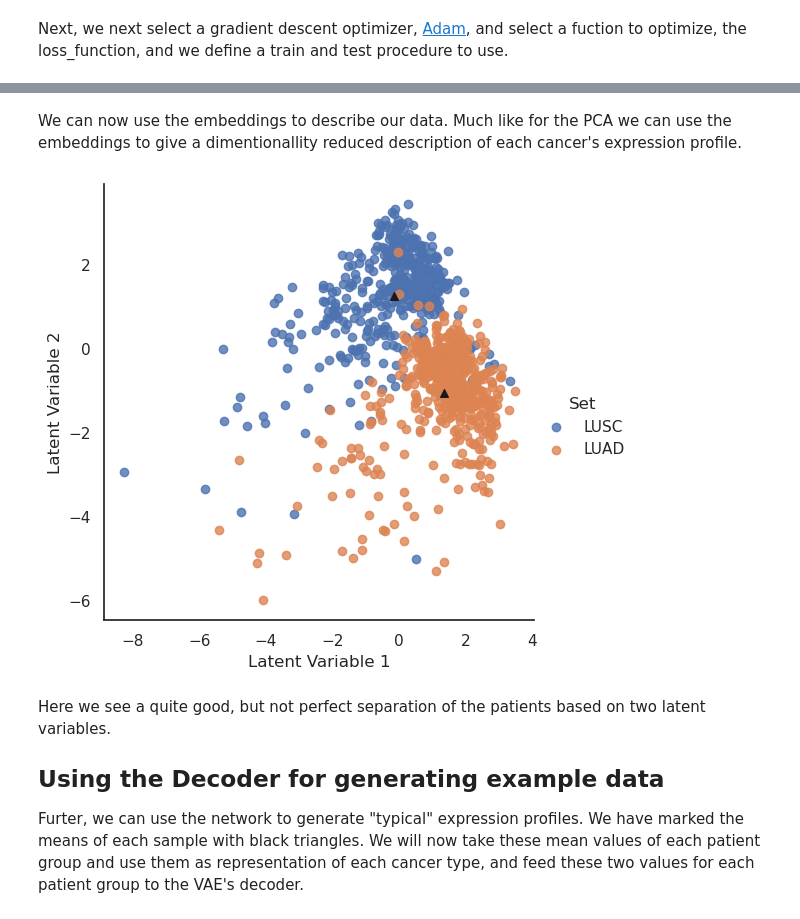
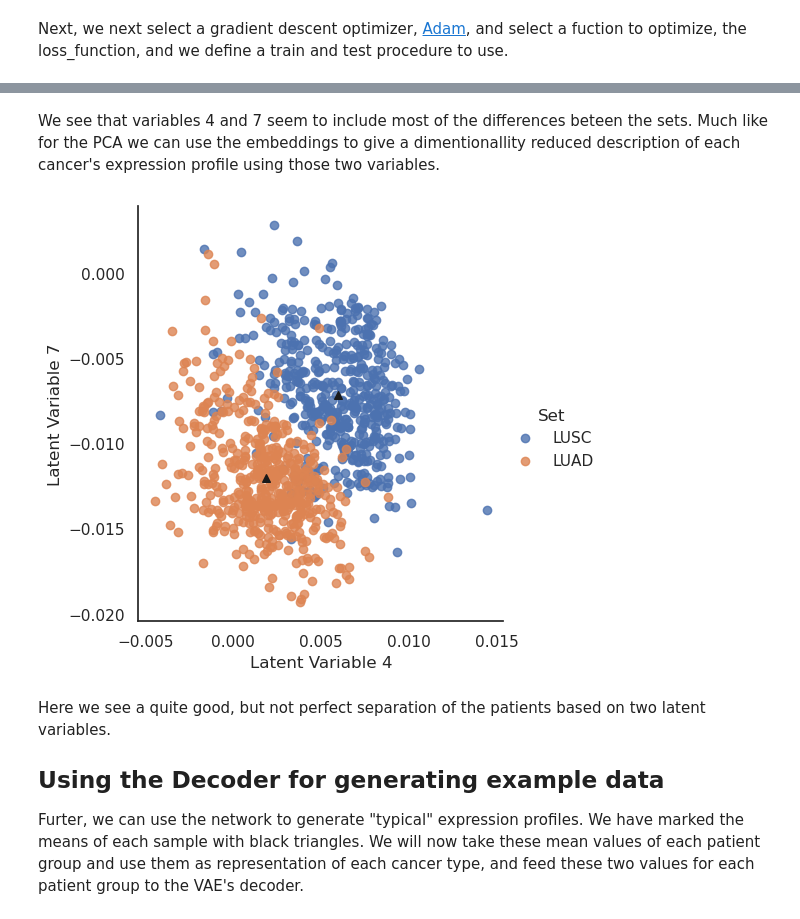
Before and after one commit to statisticalbiotechnology/dsbook, a Jupyter notebook: dsbook/unsupervised/VAEofCarcinomas.ipynb, the cells around one changed output, grey strips where cells are left out. Drawn from its saved outputs; the diff is of its cells as text; code cells hidden in the pictures.

Commit message:
changing the VAE analysis to include 12 latent variables

```diff
--- a/dsbook/unsupervised/VAEofCarcinomas.ipynb
+++ b/dsbook/unsupervised/VAEofCarcinomas.ipynb
@@ -29,9 +30,11 @@ We now merge the datasets, and see too that we only include transcripts that are
 # %%
 from sklearn.preprocessing import MinMaxScaler
 scaler = MinMaxScaler()
-combined = pd.concat([lusc, luad], axis=1, sort=False)
+combined = pd.concat([lusc[lusc.index.notna()] , luad[luad.index.notna()]], axis=1, sort=False)
+# Drop rows with any missing values
 combined.dropna(axis=0, how='any', inplace=True)
 combined = combined.loc[~(combined<=0.0).any(axis=1)]
+combined.index = combined.index.astype(str)
 X=scaler.fit_transform(np.log2(combined).T).T
 combined = pd.DataFrame(data=X,index=combined.index,columns=combined.columns)
 # %% [markdown]
@@ -107,17 +72,17 @@ We reparametrize those 2 variables, and then expand them to 64 (fc3) and 13046 (
 ![](img/nn.svg)
 # %%
 class VAE(nn.Module):
-    def __init__(self):
+    def __init__(self, input_dim, hidden_dim, latent_dim):
         super(VAE, self).__init__()
 
-        self.fc1 = nn.Linear(x_dim, hidden_dim)       # Input layer of encoder
-        self.fc21 = nn.Linear(hidden_dim, latent_dim) # Output layer (mean)
-        self.fc22 = nn.Linear(hidden_dim, latent_dim) # Output layer (stdv)
+        self.fc1 = nn.Linear(input_dim, hidden_dim)       # Input layer of encoder
+        self.fc21 = nn.Linear(hidden_dim, latent_dim) # Output layer encoder (mean)
+        self.fc22 = nn.Linear(hidden_dim, latent_dim) # Output layer encoder (stdv)
         self.fc3 = nn.Linear(latent_dim, hidden_dim)  # Input layer of decoder
-        self.fc4 = nn.Linear(hidden_dim, x_dim)       # Output layer of decoder
+        self.fc4 = nn.Linear(hidden_dim, input_dim)       # Output layer of decoder
 
     def encode(self, x):
-        h1 = F.relu(self.fc1(x))
+        h1 = torch.relu(self.fc1(x))
         return self.fc21(h1), self.fc22(h1)
 
     def reparameterize(self, mu, logvar):
@@ -126,24 +91,25 @@ class VAE(nn.Module):
         return mu + eps*std
 
     def decode(self, z):
-        h3 = F.relu(self.fc3(z))
+        h3 = torch.relu(self.fc3(z))
         out = torch.sigmoid(self.fc4(h3))
         return out
 
     def forward(self, x):
-        mu, logvar = self.encode(x.view(-1, x_dim))
+        mu, logvar = self.encode(x)
         z = self.reparameterize(mu, logvar)
         return self.decode(z), mu, logvar
 # %% [markdown]
 Next, we next select a gradient descent optimizer, [Adam](https://en.wikipedia.org/wiki/Stochastic_gradient_descent#Adam), and select a fuction to optimize, the loss_function, and we define a train and test procedure to use.
 # %%
-model = VAE().to(device)
+input_dim = combined.shape[0]
+model = VAE(input_dim, hidden_dim, latent_dim).to(device)
 optimizer = optim.Adam(model.parameters(), lr=lr)
 
 
 # Reconstruction + KL divergence losses summed over all elements and batch
 def loss_function(recon_x, x, mu, logvar):
-    BCE = F.binary_cross_entropy(recon_x, x.view(-1, x_dim), reduction='sum')
+    BCE = F.binary_cross_entropy(recon_x, x, reduction='sum')
 
     # see Appendix B from VAE paper:
     # Kingma and Welling. Auto-Encoding Variational Bayes. ICLR, 2014
@@ -219,13 +185,13 @@ model.eval()
 
 x_batch, z_batch, std_batch = [], [], []
 with torch.no_grad():
-    for batch_idx, (x, _) in enumerate(tqdm(test_loader)):
+    for batch_idx, (x, _) in enumerate(test_loader):
         x = x.to(device)
 
         x_hat_, mean_, log_var = model(x)
         x_batch.append(x_hat_.cpu().detach().numpy())
         z_batch.append(mean_.cpu().detach().numpy())
-        std_batch.append(torch.exp(log_var*0.5).cpu().detach().numpy())
+        std_batch.append(torch.exp(log_var * 0.5).cpu().detach().numpy())
 
 x_hat = np.concatenate(x_batch, axis=0)
 z = np.concatenate(z_batch, axis=0)
@@ -233,23 +251,25 @@ std = np.concatenate(std_batch, axis=0)
 # %% [markdown]
-We can now use the embeddings to describe our data. Much like for the PCA we can use the embeddings to give a dimentionallity reduced description of each cancer's expression profile.
+We see that variables 4 and 7 seem to include most of the differences beteen the sets.
+Much like for the PCA we can use the embeddings to give a dimentionallity reduced description of each cancer's expression profile using those two variables.
 # %%
+import matplotlib.pyplot as plt
 from matplotlib.patches import Ellipse
-transformed_patients = pd.DataFrame(data=z,columns=["Latent Variable 1","Latent Variable 2"],index=list(lusc.columns) + list(luad.columns))
+transformed_patients = pd.DataFrame(data=z,columns=[f"Latent Variable {ix+1}" for ix in range(latent_dim)],index=list(lusc.columns) + list(luad.columns))
 transformed_patients["Set"]= (["LUSC" for _ in lusc.columns]+["LUAD" for _ in luad.columns])
 
 sns.set(rc={'figure.figsize':(10,10)})
 sns.set_style("white")
 #sns.set_context("talk")
 
-lm = sns.lmplot(x="Latent Variable 1",y="Latent Variable 2", hue='Set', data=transformed_patients, fit_reg=False)
+lm = sns.lmplot(x="Latent Variable 4",y="Latent Variable 7", hue='Set', data=transformed_patients, fit_reg=False)
 #for x, y, (w, h) in zip(transformed_patients["Latent Variable 1"], transformed_patients["Latent Variable 2"], std):
 #    lm.axes[0, 0].add_patch(Ellipse((x,y), w, h, fc='#CCCCCC', lw=1, alpha=0.5, zorder=1))
 means={}
 for name,set_ in transformed_patients.groupby("Set"):
     means[name] = set_.mean(numeric_only=True).to_numpy()
-    plt.scatter(means[name][0],means[name][1], marker='^',s=30,c='k')
+    plt.scatter(means[name][4-1],means[name][7-1], marker='^',s=30,c='k')
 # %% [output]
-[figure, old version]
+[figure, new version]
 # %% [markdown]
 Here we see a quite good, but not perfect separation of the patients based on two latent variables.
 
```
Also changed, not shown: parts of 18 cells of this notebook.
